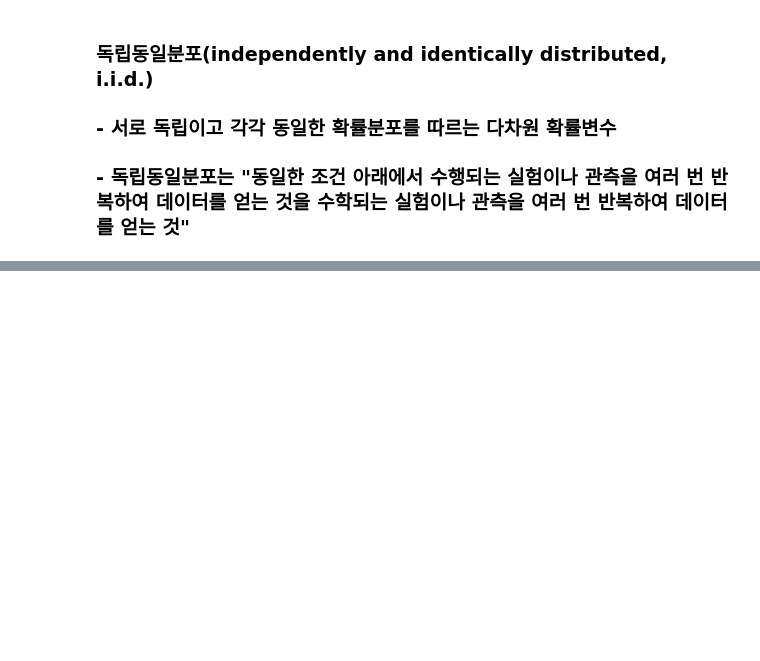
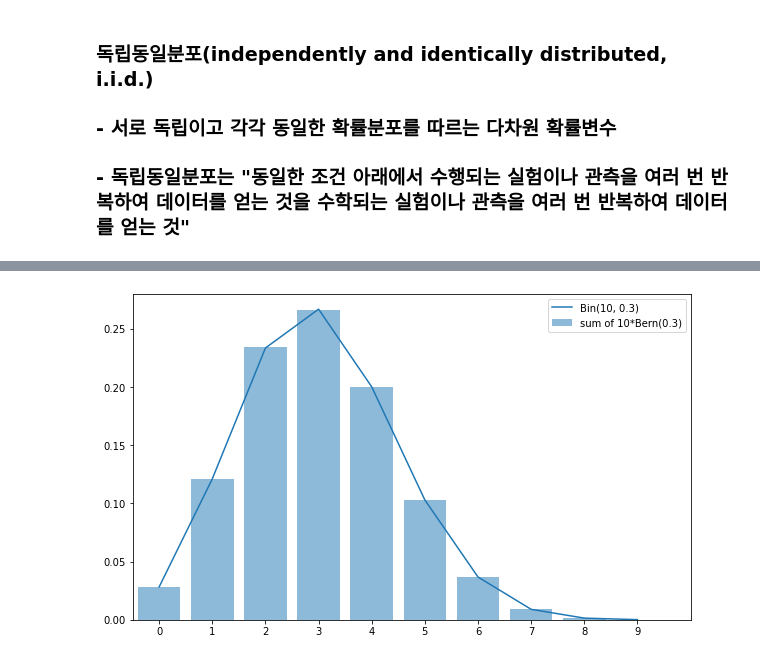
Before and after one commit to wousikchoi16/statpython, a Jupyter notebook: Ch09_독립동일분포.ipynb, the cells around one changed output, grey strips where cells are left out. Cells and saved outputs as stored; diff of their text form; code cells hidden in the pictures; blank space fills up the shorter version.

```diff
--- a/Ch09_독립동일분포.ipynb
+++ b/Ch09_독립동일분포.ipynb
@@ -44,0 +197,15 @@ def f_Y(y): # x에 대해서 다 계산
+# %%
+# Bern(0.3)인 Xi를 10개 합친 기대값과 분산
+# 기대값: np
+# 분산: np(1-p)
+p = 0.3
+rv = stats.bernoulli(p)
+
+sample_size = int(1e6)
+Xs_sample = rv.rvs((10, sample_size))
+print(Xs_sample)
+print(Xs_sample.shape)
+sum_sample = np.sum(Xs_sample, axis=0)
+print(sum_sample)
+print(sum_sample.shape)
+np.mean(sum_sample), np.var(sum_sample)
@@ -44,0 +224,17 @@ def f_Y(y): # x에 대해서 다 계산
+# %%
+# '베르누이 분포의 합' = '이항분포' (재생성이 없다)
+fig = plt.figure(figsize=(10, 6))
+ax = fig.add_subplot(111)
+
+rv = stats.binom(10, p)
+xs = np.arange(10)
+hist, _ = np.histogram(sum_sample, bins=10,
+                       range=(0, 10), normed=True)
+ax.bar(xs, hist, alpha=0.5, label='sum of 10*Bern(0.3)')
+ax.plot(xs, rv.pmf(xs), label='Bin(10, 0.3)')
+ax.legend()
+ax.set_xlim(-0.5, 10)
+ax.set_xticks(np.arange(10))
+plt.show()
+# %% [output]
+[figure, added]
```
Also changed, not shown: parts of 34 cells of this notebook.
